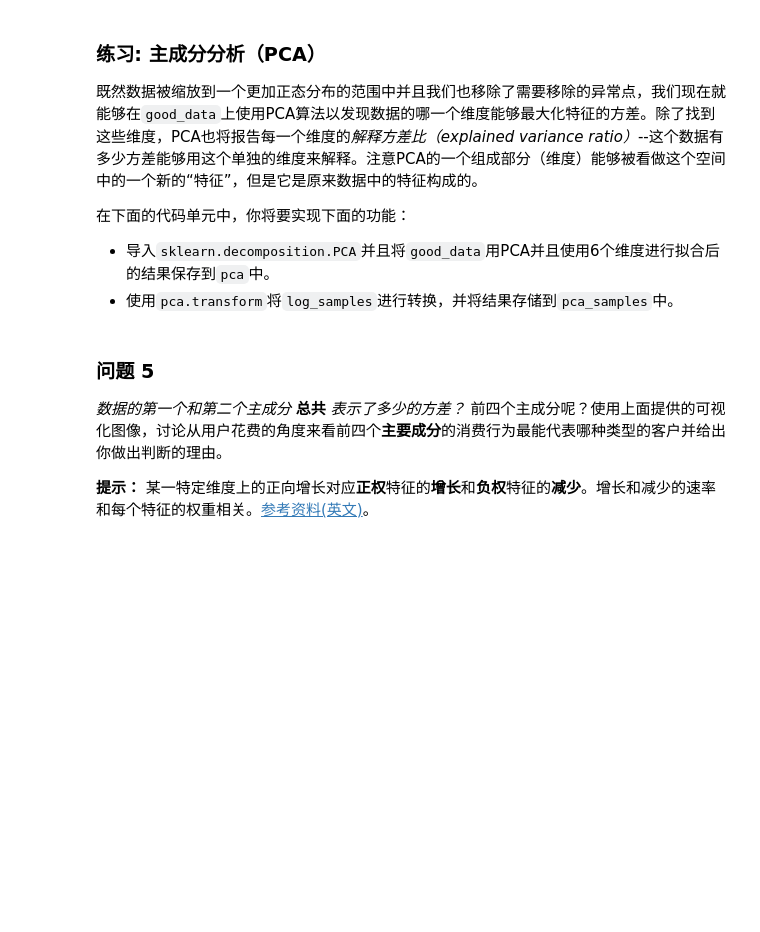
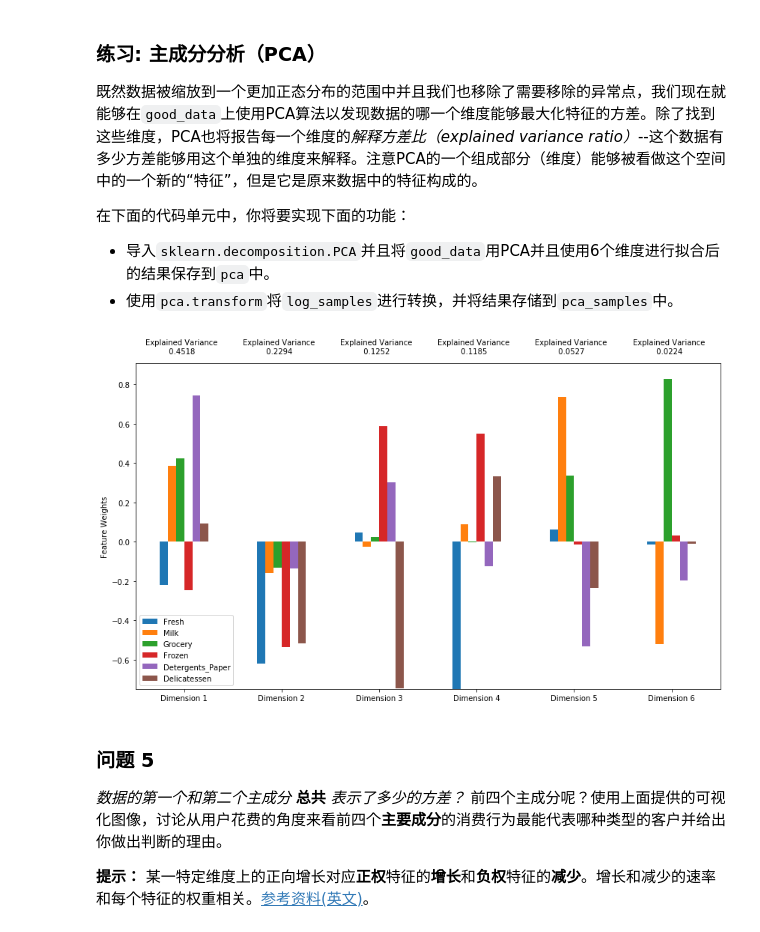
Before and after one commit to jesnssmith/custom_cluster, a Jupyter notebook: customer_segments.ipynb, the cells around one changed output. Cells and saved outputs as stored; diff of their text form; code cells hidden in the pictures; blank space fills up the shorter version.

```diff
--- a/customer_segments.ipynb
+++ b/customer_segments.ipynb
@@ -277,3 +366,16 @@ good_data = log_data.drop(log_data.index[outliers]).reset_index(drop = True)
+# %%
+outliers_temp=list(outliers_temp)
+# %%
+# 寻找2个以上的索引
+outliers=[]
+for i in outliers_temp:
+    if outliers_temp.count(i)>=2:
+        outliers.append(int(i))
+# %%
+outliers=list(set(outliers))
+# %%
+# 如果选择了的话，移除异常点
+good_data = log_data.drop(outliers,axis=0).reset_index(drop=True)
 # %% [markdown]
 ### 问题 4
 *请列出所有在多于一个特征下被看作是异常的数据点。这些点应该被从数据集中移除吗？为什么？把你认为需要移除的数据点全部加入到到`outliers`变量中。*
@@ -291,14 +396,17 @@ good_data = log_data.drop(log_data.index[outliers]).reset_index(drop = True)
  - 导入`sklearn.decomposition.PCA`并且将`good_data`用PCA并且使用6个维度进行拟合后的结果保存到`pca`中。
  - 使用`pca.transform`将`log_samples`进行转换，并将结果存储到`pca_samples`中。
 # %%
+from sklearn.decomposition import PCA
 # TODO：通过在good data上使用PCA，将其转换成和当前特征数一样多的维度
-pca = None
+pca = PCA().fit(good_data)
 
 # TODO：使用上面的PCA拟合将变换施加在log_samples上
-pca_samples = None
+pca_samples = pca.transform(log_samples)
 
 # 生成PCA的结果图
 pca_results = vs.pca_results(good_data, pca)
+# %% [output]
+[figure, added]
 # %% [markdown]
 ### 问题 5
 *数据的第一个和第二个主成分* **总共** *表示了多少的方差？*  前四个主成分呢？使用上面提供的可视化图像，讨论从用户花费的角度来看前四个**主要成分**的消费行为最能代表哪种类型的客户并给出你做出判断的理由。
```
Also changed, not shown: parts of 40 cells of this notebook, 1 other file.
